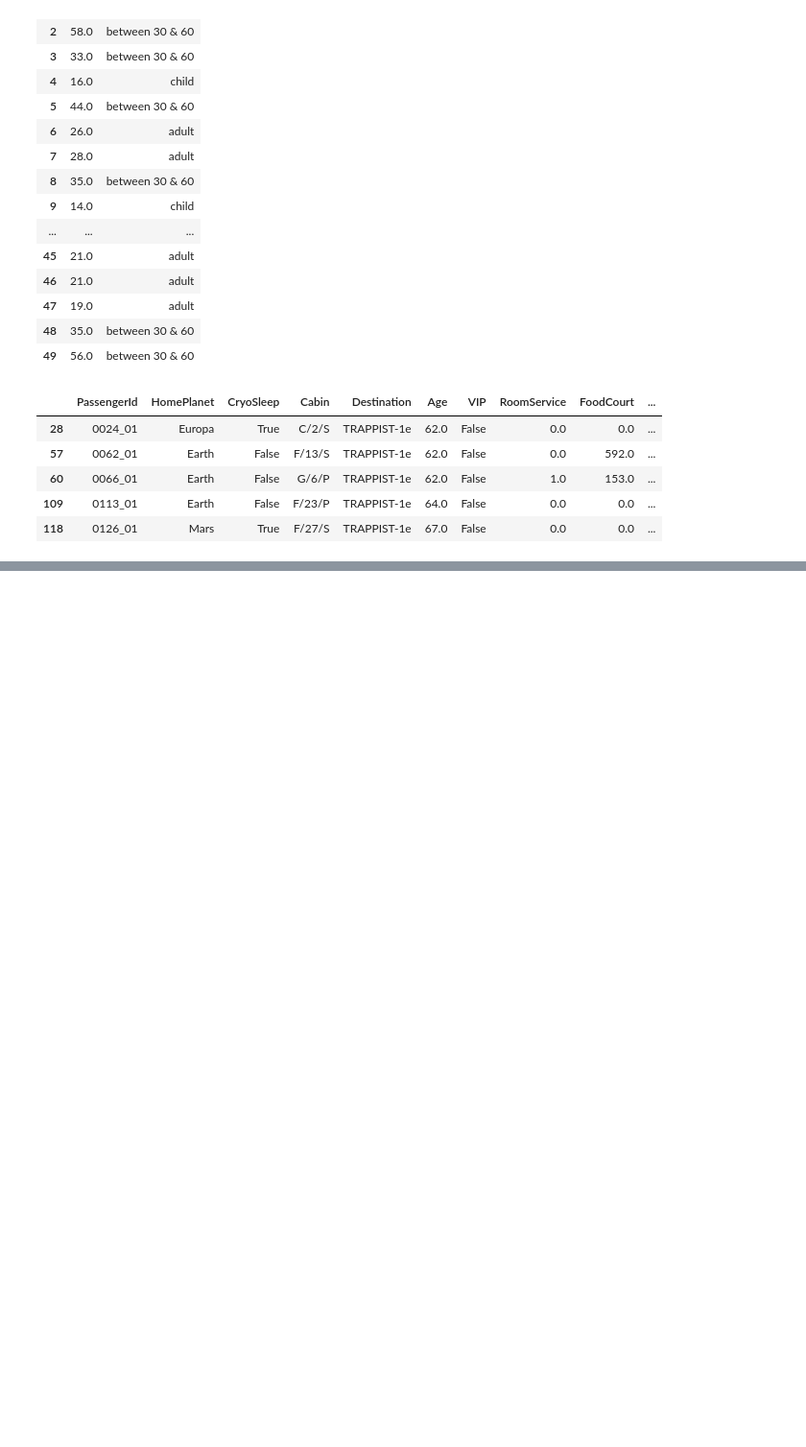
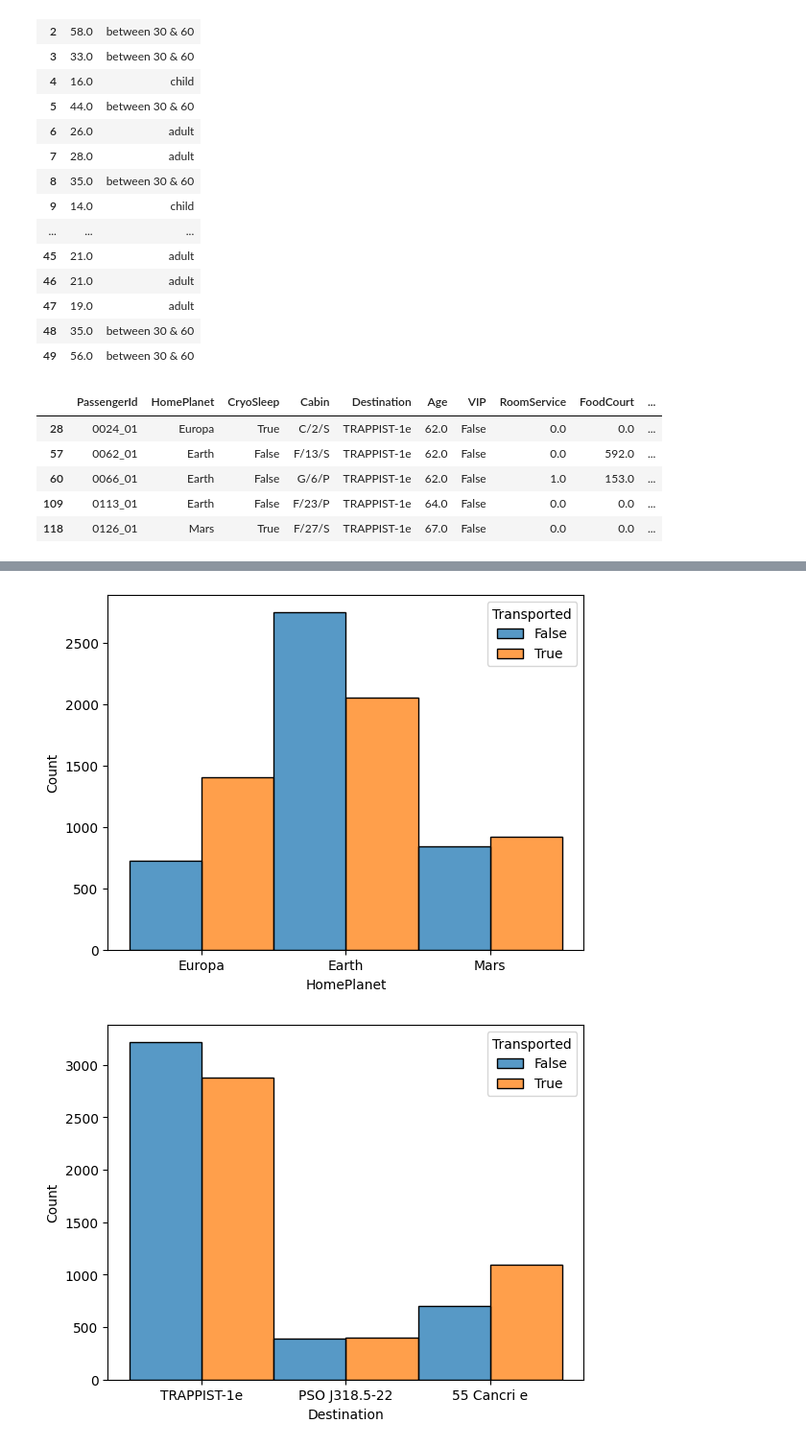
Before and after one commit to Arjitm26/Spaceship-Titanic, a Jupyter notebook: spaceship-survival.ipynb, the cells around one changed output, grey strips where cells are left out. Shown at 96% size. Saved outputs shown, nothing was run; the diff lists cells and outputs as text; code cells hidden in the pictures; blank space fills up the shorter version.

```diff
--- a/spaceship-survival.ipynb
+++ b/spaceship-survival.ipynb
@@ -306,0 +339,11 @@ plt.show()
+# %%
+col_to_plot = ['HomePlanet','Destination', 'VIP',
+       'RoomService_bins', 'FoodCourt_bins', 'ShoppingMall_bins', 'Spa_bins',
+       'VRDeck_bins', 'Age_bins']
+# %%
+for col in col_to_plot:
+    sns.histplot(data = df1,hue = 'Transported',x = col,stat = "count",multiple = "dodge")
+    plt.show()
+# %% [output]
+[figure, added]
+[figure, added]
```
Also changed, not shown: parts of 69 cells of this notebook.
